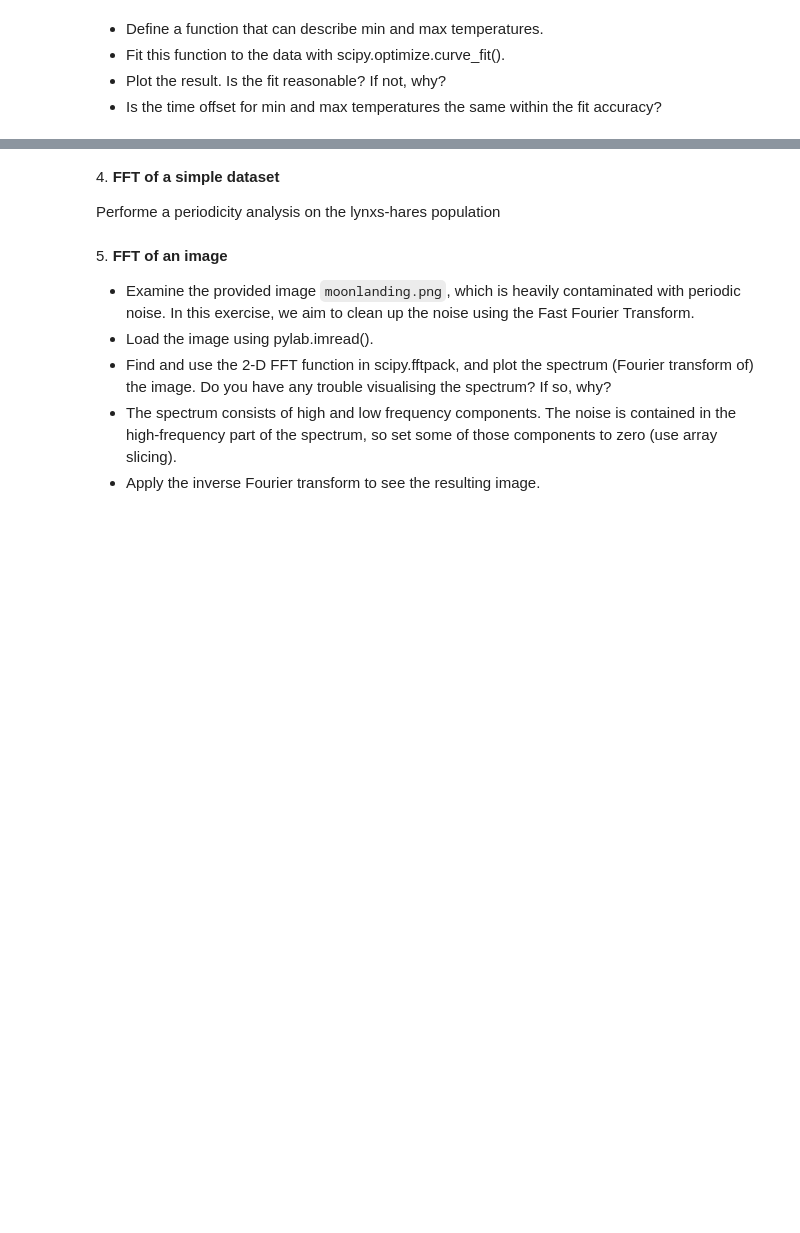
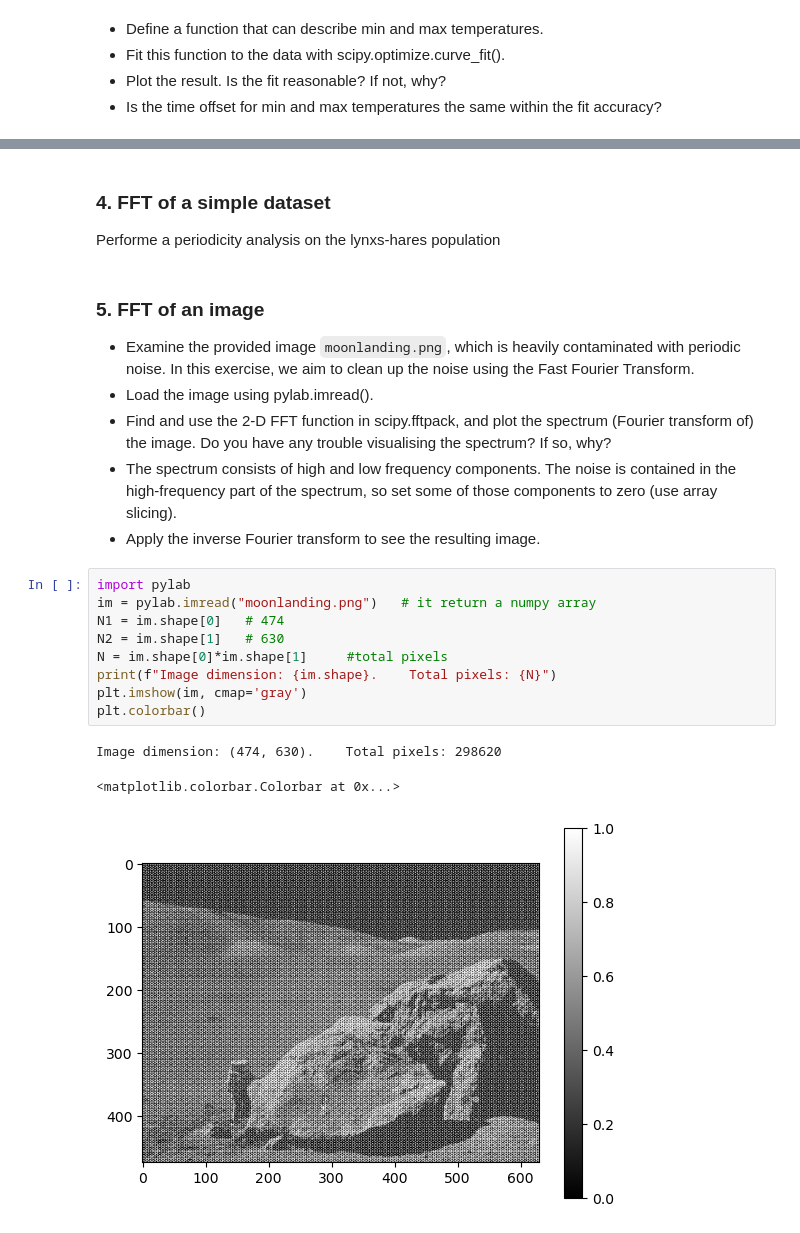
Before and after one commit to seccobenedetto/LCPA, a Jupyter notebook: 09ex_Algorithms.ipynb, the cells around one changed output, grey strips where cells are left out. Cells and saved outputs as stored; diff of their text form; blank space fills up the shorter version.

```diff
--- a/09ex_Algorithms.ipynb
+++ b/09ex_Algorithms.ipynb
@@ -205,13 +290,26 @@ Coord minimo: [1.61 0.57]    Valore minimo: 2.1042503103112575
 [figure]
 # %% [markdown]
-4\. **FFT of a simple dataset**
+### 4\. **FFT of a simple dataset**
 
 Performe a periodicity analysis on the lynxs-hares population
 # %% [markdown]
-5\. **FFT of an image**
+### 5\. **FFT of an image**
 
 * Examine the provided image `moonlanding.png`, which is heavily contaminated with periodic noise. In this exercise, we aim to clean up the noise using the Fast Fourier Transform.
 * Load the image using pylab.imread().
 * Find and use the 2-D FFT function in scipy.fftpack, and plot the spectrum (Fourier transform of) the image. Do you have any trouble visualising the spectrum? If so, why?
 * The spectrum consists of high and low frequency components. The noise is contained in the high-frequency part of the spectrum, so set some of those components to zero (use array slicing).
 * Apply the inverse Fourier transform to see the resulting image.
+# %%
+import pylab
+im = pylab.imread("moonlanding.png")   # it return a numpy array
+N1 = im.shape[0]   # 474
+N2 = im.shape[1]   # 630
+N = im.shape[0]*im.shape[1]     #total pixels
+print(f"Image dimension: {im.shape}.    Total pixels: {N}")
+plt.imshow(im, cmap='gray')
+plt.colorbar()
+# %% [output]
+Image dimension: (474, 630).    Total pixels: 298620
+<matplotlib.colorbar.Colorbar at 0x...>
+[figure, added]
```
Also changed, not shown: parts of 17 cells of this notebook, 1 other file.
